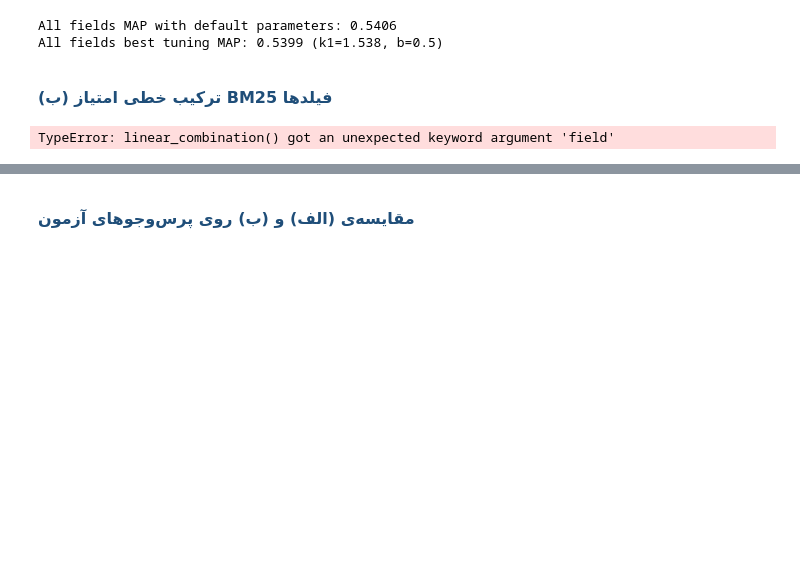
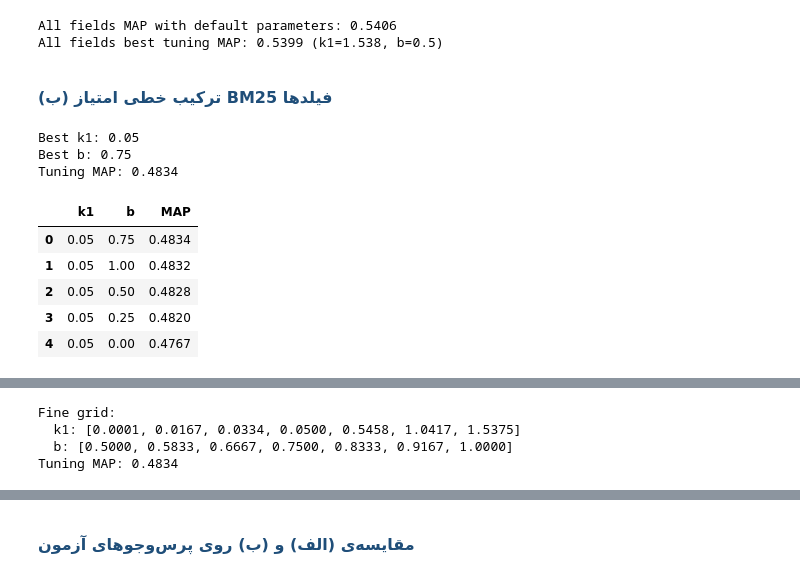
Before and after one commit to HaniehGRN/IR-homework1-BM25, a Jupyter notebook: IIR_CA1_Student-ID.ipynb, the cells around one changed output, grey strips where cells are left out. Saved outputs shown, nothing was run; the diff lists cells and outputs as text; code cells hidden in the pictures; blank space fills up the shorter version.

```diff
--- a/IIR_CA1_Student-ID.ipynb
+++ b/IIR_CA1_Student-ID.ipynb
@@ -484,21 +530,93 @@ All fields best tuning MAP: 0.5399 (k1=1.538, b=0.5)
 <h4 dir="rtl" style="font-family: Vazirmatn, Vazir, Tahoma, sans-serif; color: #1F4E79; font-size: 16px; margin-top: 18px;">(ب) ترکیب خطی امتیاز BM25 فیلدها</h4>
 # %%
 ### YOUR CODE HERE
+# 1
+weights = {field: 1.0 for field in FIELDS}
 
 linear_grid_results = grid_search(
     rm.linear_combination,
     grid,
     tune_qids,
-    field=FIELDS
+    weights=weights
 )
 
 best_linear = linear_grid_results.iloc[0]
 linear_k1 = float(best_linear["k1"])
 linear_b = float(best_linear["b"])
+linear_equal_tune_map = float(best_linear["MAP"])
 
 print(f"Best k1: {linear_k1:g}")
 print(f"Best b: {linear_b:g}")
 print(f"Tuning MAP: {best_linear['MAP']:.4f}")
 display(linear_grid_results.head())
+
+display(linear_grid_results.groupby("k1")["MAP"].agg(["size", "max"]))
+
+
+# extend the range
+
+coarse_results = grid_search(
+    rm.linear_combination, grid, tune_qids, weights=weights
+)
+
+coarse_best = coarse_results.iloc[0]
+
+extended_grid = extend_grid_at_edges(
+    grid,
+    coarse_best,
+    bounds={"k1": (0.0001, None), "b": (0.0, 1.0)},
+)
+fine_grid = refine_grid_around_best(extended_grid, coarse_best)
+
+print("Fine grid:")
+for name, values in fine_grid.items():
+    formatted = ", ".join(f"{value:.4f}" for value in values)
+    print(f"  {name}: [{formatted}]")
+
+linear_fine_results = grid_search(
+    rm.linear_combination, fine_grid, tune_qids, weights=weights
+)
+best_linear = linear_fine_results.iloc[0]
+
+linear_k1 = float(best_linear["k1"])
+linear_b = float(best_linear["b"])
+linear_equal_tune_map = float(best_linear["MAP"])
+
+print(f"Tuning MAP: {linear_equal_tune_map:.4f}")
+display(linear_fine_results.head())
+
+# Part 3
+
+weights_range = [0, 0.25, .5, 1, 2, 3, 5]
+initial_weights = weights
+fields = {
+    field : weights_range for field in FIELDS if field != "description"
+}
+
+tuned_weights, linear_weighted_tune_map, weight_history = coordinate_ascent(
+    lambda weights: evaluator.mean_ap(
+        rm.linear_combination,
+        tune_qids,
+        weights=weights,
+        k1=linear_k1,
+        b=linear_b,
+    ),
+    start=initial_weights,
+    candidates=fields,
+    max_rounds=4,
+    verbose=True
+)
+
+display(pd.Series(tuned_weights, name="Tuned weight").to_frame())
+print(f"Equal-weight tuning MAP: {linear_equal_tune_map:.6f}")
+print(f"Tuned-weight tuning MAP: {linear_weighted_tune_map:.6f}")
 # %% [output]
-TypeError: linear_combination() got an unexpected keyword argument 'field'
+Best k1: 0.05
+Best b: 0.75
+Tuning MAP: 0.4834
+|  | k1 | b | MAP |
+| 0 | 0.05 | 0.75 | 0.4834 |
+| 1 | 0.05 | 1.00 | 0.4832 |
+| 2 | 0.05 | 0.50 | 0.4828 |
+| 3 | 0.05 | 0.25 | 0.4820 |
+| 4 | 0.05 | 0.00 | 0.4767 |
@@ -504,0 +630,4 @@ TypeError: linear_combination() got an unexpected keyword argument 'field'
+Fine grid:
+  k1: [0.0001, 0.0167, 0.0334, 0.0500, 0.5458, 1.0417, 1.5375]
+  b: [0.5000, 0.5833, 0.6667, 0.7500, 0.8333, 0.9167, 1.0000]
+Tuning MAP: 0.4834
```
Also changed, not shown: parts of 5 cells of this notebook, 1 other file.
